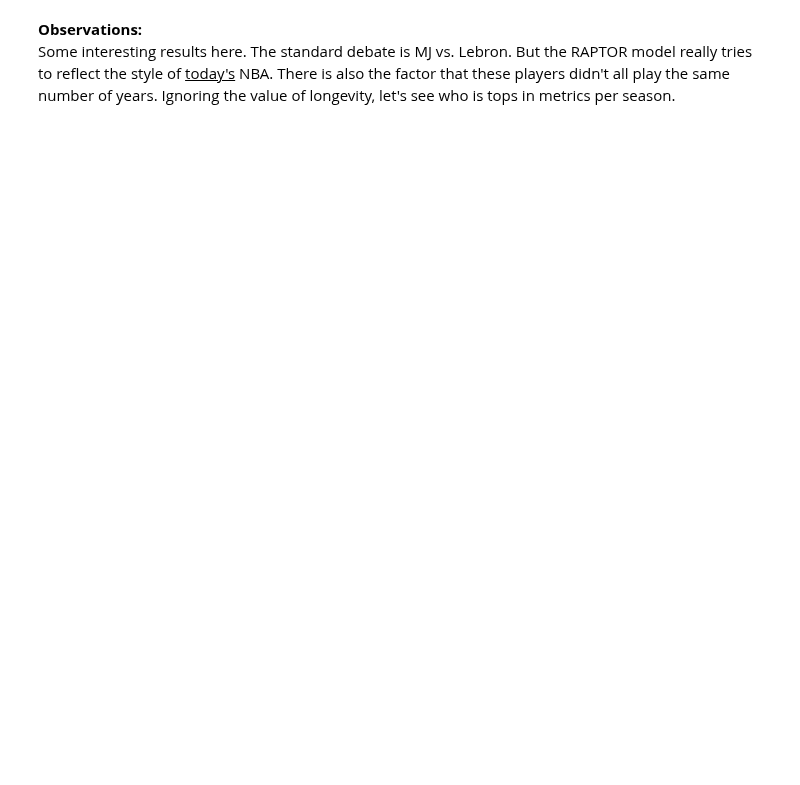
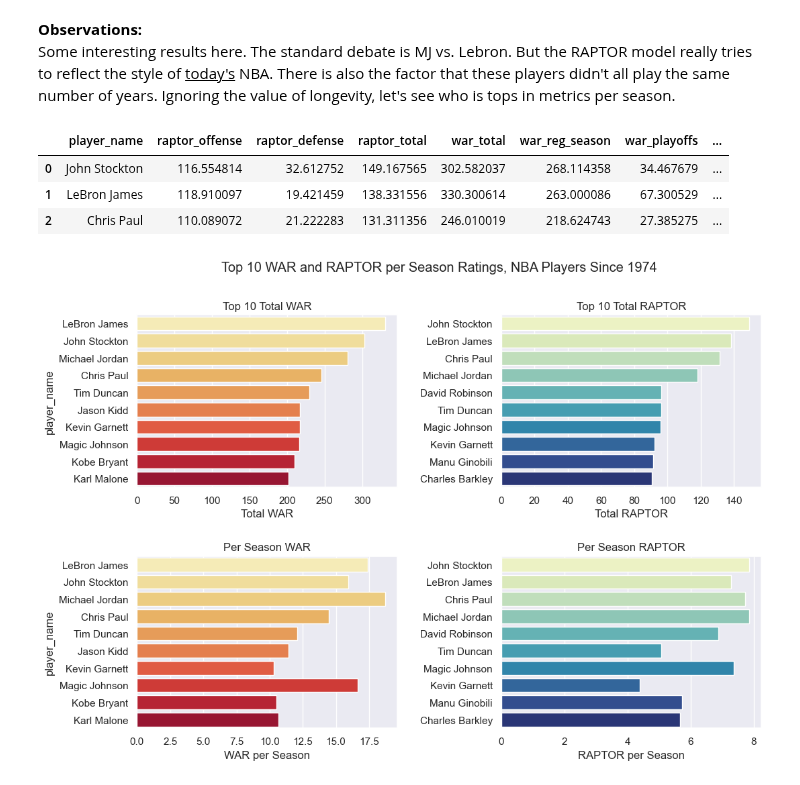
Before and after one commit to BrettlyCD/data538-nba, a Jupyter notebook: viz.ipynb, the cells around one changed output. Drawn from its saved outputs; the diff is of its cells as text; code cells hidden in the pictures; blank space fills up the shorter version.

```diff
--- a/viz.ipynb
+++ b/viz.ipynb
@@ -134,3 +134,42 @@ plt.show()
 **Observations:**
 \
 Some interesting results here. The standard debate is MJ vs. Lebron. But the RAPTOR model really tries to reflect the style of <u>today's</u> NBA. There is also the factor that these players didn't all play the same number of years. Ignoring the value of longevity, let's see who is tops in metrics per season.
+# %%
+#Calculate metrics per season for this same subset of players
+war_10['per_season'] = war_10['war_total'] / war_10['seasons']
+raptor_10['per_season'] = raptor_10['raptor_total'] / raptor_10['seasons']
+# %%
+raptor_10.head(3)
+# %% [output]
+|  | player_name | raptor_offense | raptor_defense | raptor_total | war_total | war_reg_season | war_playoffs | ... |
+| 0 | John Stockton | 116.554814 | 32.612752 | 149.167565 | 302.582037 | 268.114358 | 34.467679 | ... |
+| 1 | LeBron James | 118.910097 | 19.421459 | 138.331556 | 330.300614 | 263.000086 | 67.300529 | ... |
+| 2 | Chris Paul | 110.089072 | 21.222283 | 131.311356 | 246.010019 | 218.624743 | 27.385275 | ... |
+# %%
+#visualize top 10 raptor and war
+fig, ax = plt.subplots(2,2, sharey=False)
+
+
+fig.set_size_inches(12, 8, forward=True)# set graph size
+
+sns.barplot(ax=ax[0,0], x='war_total', y='player_name', data=war_10, palette='YlOrRd')
+sns.barplot(ax=ax[0,1], x='raptor_total', y='player_name', data=raptor_10, palette='YlGnBu')
+sns.barplot(ax=ax[1,0], x='per_season', y='player_name', data=war_10, palette='YlOrRd')
+sns.barplot(ax=ax[1,1], x='per_season', y='player_name', data=raptor_10, palette='YlGnBu')
+
+ax[0,1].set_ylabel('') #remove repetitive y_label on second graph
+ax[1,1].set_ylabel('') #remove repetitive y_label on second graph
+ax[0,0].set_xlabel('Total WAR')
+ax[0,1].set_xlabel('Total RAPTOR')
+ax[1,0].set_xlabel('WAR per Season')
+ax[1,1].set_xlabel('RAPTOR per Season')
+ax[0,0].set_title('Top 10 Total WAR')
+ax[0,1].set_title('Top 10 Total RAPTOR')
+ax[1,0].set_title('Per Season WAR')
+ax[1,1].set_title('Per Season RAPTOR')
+
+fig.suptitle('Top 10 WAR and RAPTOR per Season Ratings, NBA Players Since 1974') #set overall title
+plt.subplots_adjust(wspace=0.4, hspace=0.4) #create space for labels between graphs
+plt.show()
+# %% [output]
+[figure, added]
```
Also changed, not shown: parts of 9 cells of this notebook.
